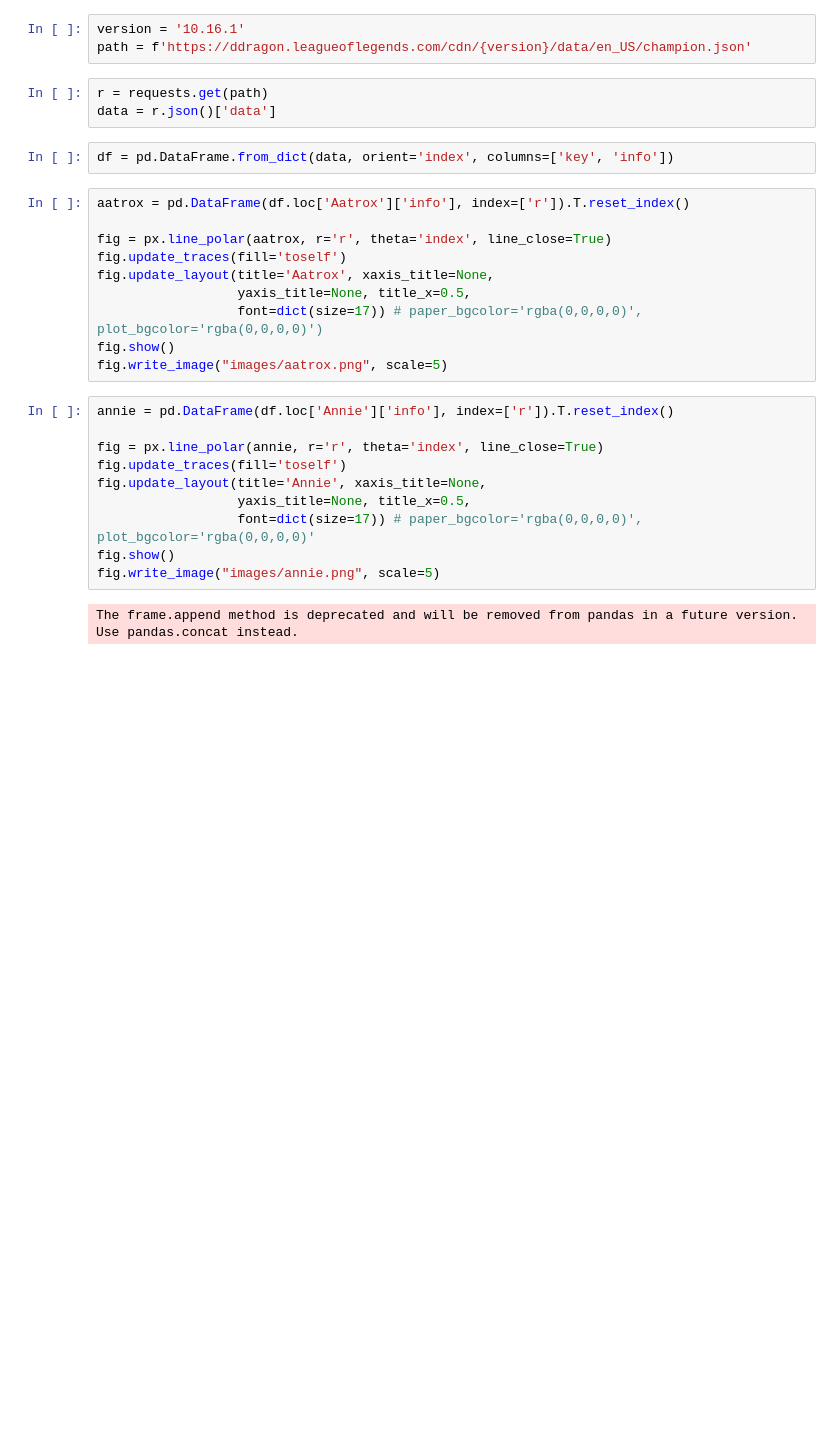
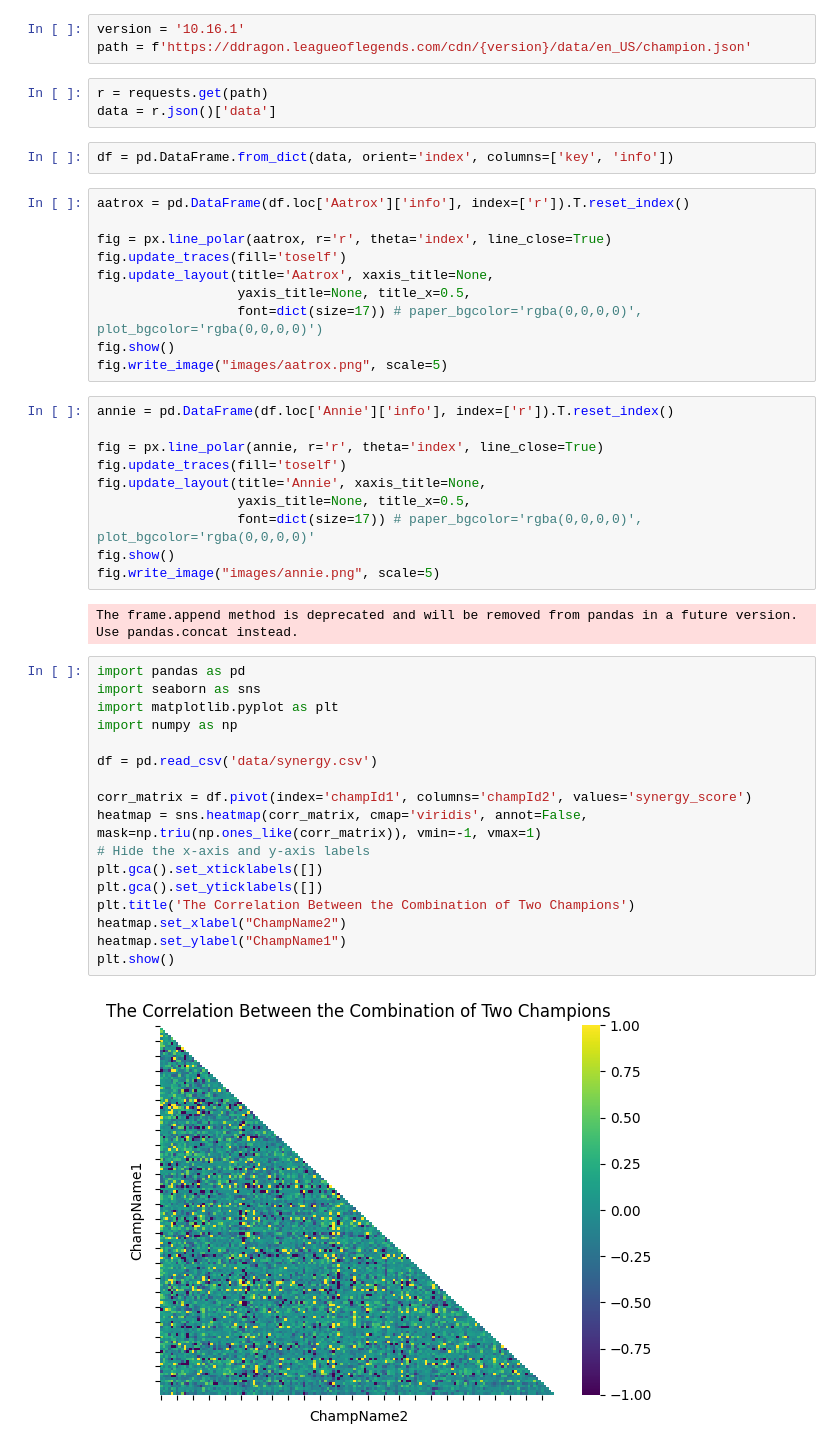
Before and after one commit to STATS-170-Team-10/lol-data-wrangling, a Jupyter notebook: dataviz.ipynb, the cells around one changed output. Drawn from its saved outputs; the diff is of its cells as text; blank space fills up the shorter version.

```diff
--- a/dataviz.ipynb
+++ b/dataviz.ipynb
@@ -32,3 +32,22 @@ fig.show()
 fig.write_image("images/annie.png", scale=5)
 # %% [output]
 The frame.append method is deprecated and will be removed from pandas in a future version. Use pandas.concat instead.
+# %%
+import pandas as pd
+import seaborn as sns
+import matplotlib.pyplot as plt
+import numpy as np
+
+df = pd.read_csv('data/synergy.csv')
+
+corr_matrix = df.pivot(index='champId1', columns='champId2', values='synergy_score')
+heatmap = sns.heatmap(corr_matrix, cmap='viridis', annot=False, mask=np.triu(np.ones_like(corr_matrix)), vmin=-1, vmax=1)
+# Hide the x-axis and y-axis labels
+plt.gca().set_xticklabels([])
+plt.gca().set_yticklabels([])
+plt.title('The Correlation Between the Combination of Two Champions')
+heatmap.set_xlabel("ChampName2")
+heatmap.set_ylabel("ChampName1")
+plt.show()
+# %% [output]
+[figure, added]
```
Also changed, not shown: parts of 1 cell of this notebook, 4 other files.
